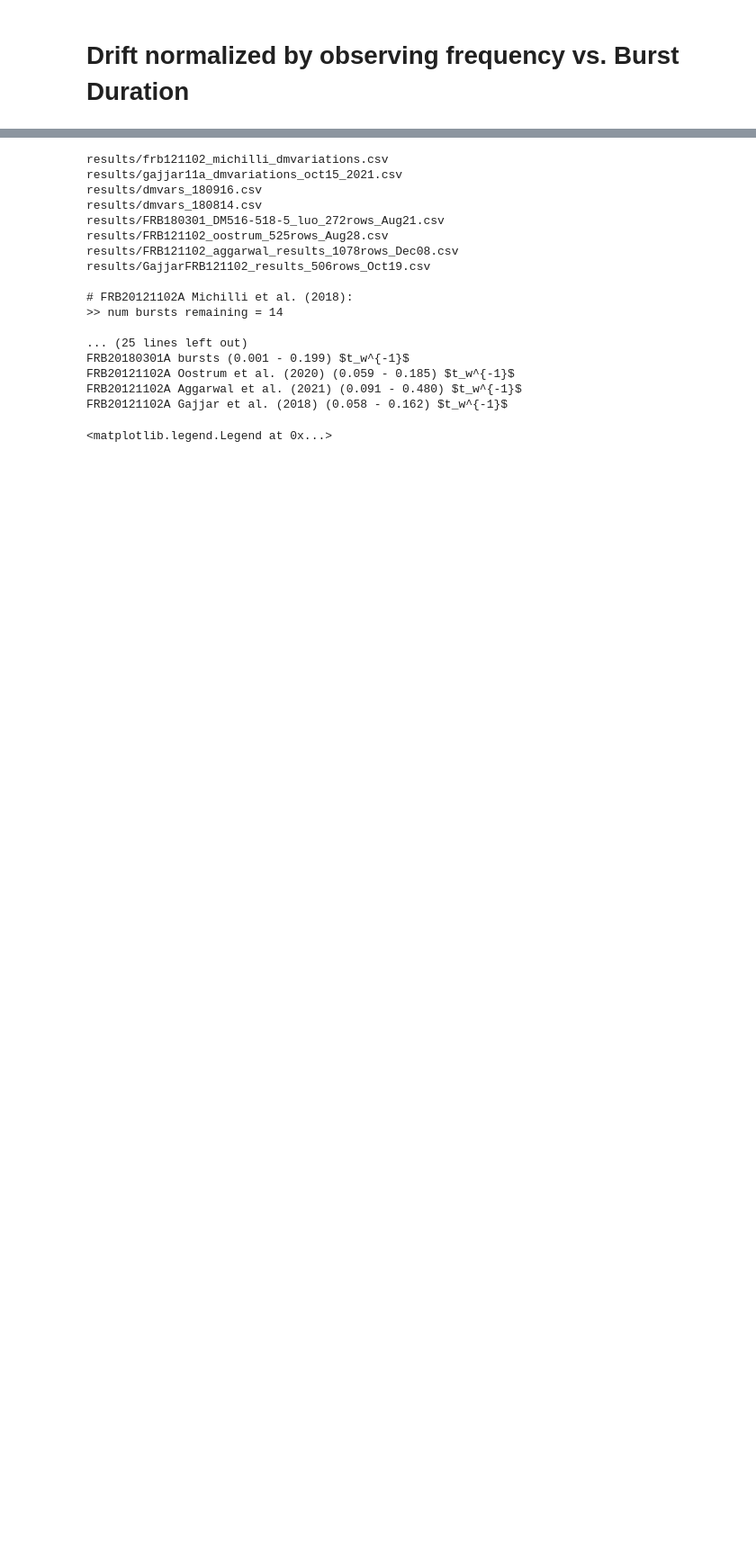
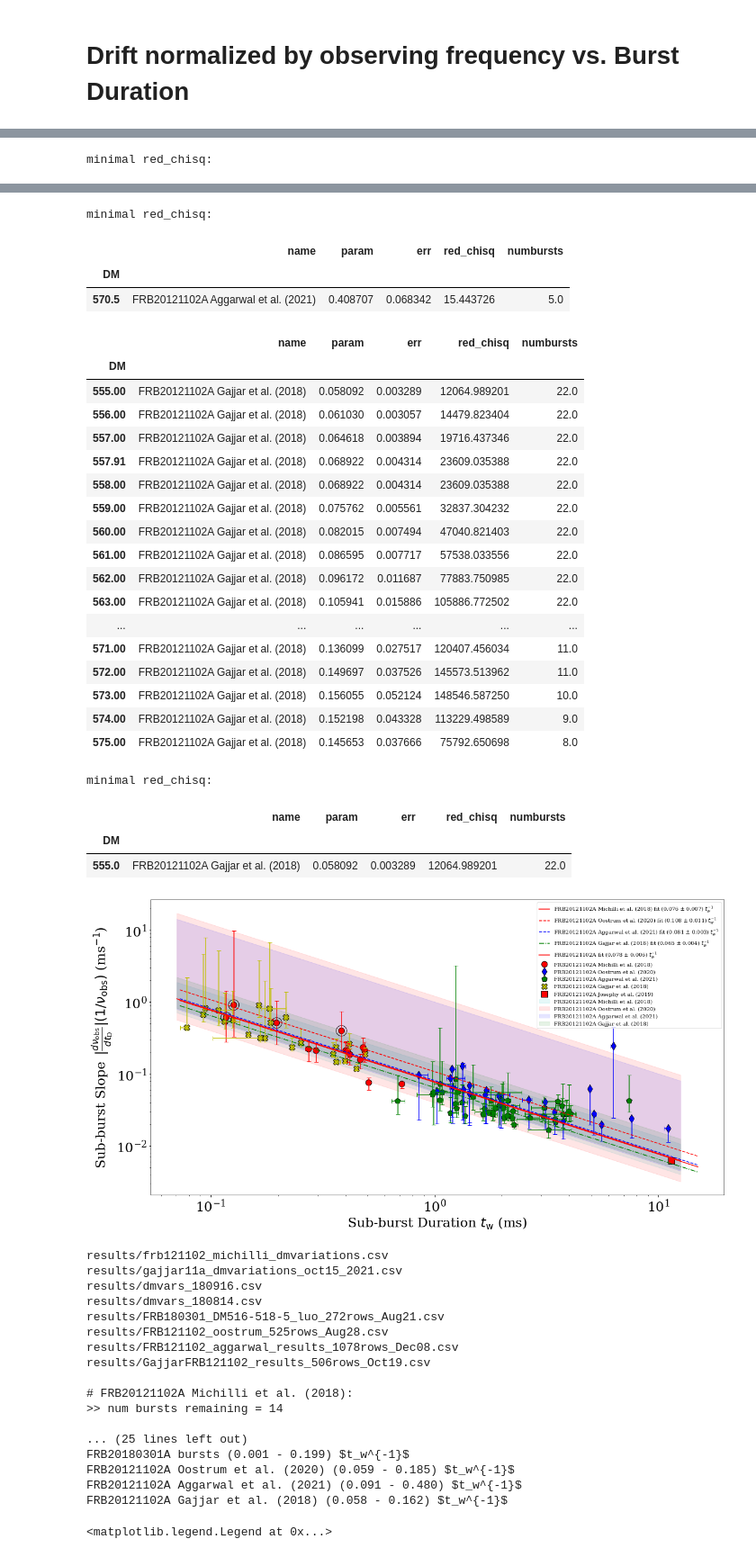
Before and after one commit to mef51/frbgui, a Jupyter notebook: PaperFigures.ipynb, the cells around one changed output, grey strips where cells are left out. Shown at 90% size. Drawn from its saved outputs; the diff is of its cells as text; code cells hidden in the pictures; blank space fills up the shorter version.

Commit message:
add slope ranges based on fits that include the most number of bursts
add repeat measurements box and update dm range without losing old
measurements

* wip on reading Li bursts

```diff
--- a/PaperFigures.ipynb
+++ b/PaperFigures.ipynb
@@ -52,7 +28,7 @@ importlib.reload(driftlaw)
 
 pd.options.mode.chained_assignment = None  # default='warn'
 pd.set_option('display.max_rows', None)
-%matplotlib qt
+%matplotlib inline
 
 # old chan space measurements
 # chanspaces = [True, True, True, True, True, True, True, True]
@@ -76,8 +52,8 @@ sources_filenames = [
     # 'results/dmvars_180916.csv',
     # 'results/dmvars_180814.csv',
     # 'results/FRB180301_DM516-518-5_luo_272rows_Aug21.csv',
-    'results/FRB121102_oostrum_results_504rows_Jan19.csv',
-    'results/FRB121102_aggarwal_1122rows_Feb08.csv',
+    'results/FRB121102_oostrum_984rows_Mar01.csv', # # 'results/FRB121102_oostrum_results_504rows_Jan19.csv',
+    'results/FRB121102_aggarwal_2145rows_Feb28.csv',
     'results/GajjarFRB121102_results_506rows_Jan22.csv',
 ]
 
@@ -91,14 +67,14 @@ for sfile, chanspace in zip(sources_filenames, chanspaces):
     sources.append(df)
 
 names = [
-    'FRB20121102A Michilli et al. (2018) DM Variations',
-    # 'FRB20121102A 11A Gajjar et al. (2018) DM Variations',
-    # 'FRB20180916B bursts DM Variations',
-    # 'FRB20180814A bursts DM Variations',
-    # 'FRB20180301A bursts DM Variations',
-    'FRB20121102A Oostrum et al. (2020) DM Variations',
-    'FRB20121102A Aggarwal et al. (2021) DM Variations',
-    'FRB20121102A Gajjar et al. (2018) DM Variations',
+    'FRB20121102A Michilli et al. (2018)',
+    # 'FRB20121102A 11A Gajjar et al. (2018)',
+    # 'FRB20180916B bursts',
+    # 'FRB20180814A bursts',
+    # 'FRB20180301A bursts',
+    'FRB20121102A Oostrum et al. (2020)',
+    'FRB20121102A Aggarwal et al. (2021)',
+    'FRB20121102A Gajjar et al. (2018)',
     # 'Simulated DM Variations'
 ]
 annotations = [
@@ -131,7 +107,7 @@ exclusions = [
     # [],
     [],
     ['B023', 'B016', 'B028', 'B056', 'B109', 'B076', 'B093'],
-    [],
+    ['11B'],
     #[]
 ]
 
@@ -141,9 +117,9 @@ targetDMs   = [
     # 348.82,
     # 188.8,
     # 516.3571428571429,
-    560,
-    560.5,
-    555,
+    562.5,
+    557.50, # 560.5
+    557,
     #565
 ]
 
@@ -153,16 +129,16 @@ def getFRB20121102AFit(pltdata):
     _, fits = driftlaw.plotSlopeVsDuration([frb121102frame], ['merged'], logscale=True, fiterrorfunc=driftlaw.log_error)
     return fits[0][1], fits[0][2]
 
-bakeddata, fitdata, sources, extradata = driftlaw.bakeMeasurements(sources, names, exclusions, targetDMs, logging=True)
+bakeddata, fitdata, sources, extradata = driftlaw.bakeMeasurements(sources, names, exclusions, targetDMs, logging=False, tagColors=['r', 'b', 'g', 'y', 'c'])
 Bconstants = extradata['Bconstants']
 
 # bakeddata['frames'][0] = pd.concat([bakeddata['frames'][0], bakeddata['frames'][1]])
 # del bakeddata['frames'][1]
 # del bakeddata['labels'][1]
-annotatei = [2]
+annotatei = []
 ax, _ = driftlaw.plotSlopeVsDuration(bakeddata['frames'], bakeddata['labels'], fitlines=['r-', 'r--', 'b--', 'g-.'], markers=['o', 'd', 'p', 'X'], title=None,
                                      annotatei=annotatei, fitextents=[0.0728, 15], hidefit=[],
-                                     logscale=True, errorfunc=driftlaw.rangeerror, fiterrorfunc=driftlaw.log_error)
+                                     logscale=True, errorfunc=driftlaw.limitedDMrangeerror, fiterrorfunc=driftlaw.log_error)
 
 ## Mark all bursts whose DM ranges were limited by the exclusion process
 print(f"{len(bakeddata['frames']) = }, {len(sources) = }")
@@ -213,6 +189,6 @@ ax.legend(fontsize='medium')
 # ax.set_xlim(0.0737, 12.5)
 # ax.set_ylim(0.0013395279509532563, 508.64764364084175)
 # plt.savefig('figures/driftvnuobs_dmvars.pdf')
-# driftlaw.listDMFitResults(fitdata)
+driftlaw.listDMFitResults(fitdata)
 # %% [output]
 results/frb121102_michilli_dmvariations.csv
@@ -235,0 +251 @@ FRB20121102A Gajjar et al. (2018) (0.058 - 0.142) $t_w^{-1}$
+minimal red_chisq:
@@ -236,3 +273,30 @@ FRB20121102A Gajjar et al. (2018) (0.058 - 0.142) $t_w^{-1}$
+minimal red_chisq:
+|  | name | param | err | red_chisq | numbursts |
+| DM |  |  |  |  |  |
+| 570.5 | FRB20121102A Aggarwal et al. (2021) | 0.408707 | 0.068342 | 15.443726 | 5.0 |
+|  | name | param | err | red_chisq | numbursts |
+| DM |  |  |  |  |  |
+| 555.00 | FRB20121102A Gajjar et al. (2018) | 0.058092 | 0.003289 | 12064.989201 | 22.0 |
+| 556.00 | FRB20121102A Gajjar et al. (2018) | 0.061030 | 0.003057 | 14479.823404 | 22.0 |
+| 557.00 | FRB20121102A Gajjar et al. (2018) | 0.064618 | 0.003894 | 19716.437346 | 22.0 |
+| 557.91 | FRB20121102A Gajjar et al. (2018) | 0.068922 | 0.004314 | 23609.035388 | 22.0 |
+| 558.00 | FRB20121102A Gajjar et al. (2018) | 0.068922 | 0.004314 | 23609.035388 | 22.0 |
+| 559.00 | FRB20121102A Gajjar et al. (2018) | 0.075762 | 0.005561 | 32837.304232 | 22.0 |
+| 560.00 | FRB20121102A Gajjar et al. (2018) | 0.082015 | 0.007494 | 47040.821403 | 22.0 |
+| 561.00 | FRB20121102A Gajjar et al. (2018) | 0.086595 | 0.007717 | 57538.033556 | 22.0 |
+| 562.00 | FRB20121102A Gajjar et al. (2018) | 0.096172 | 0.011687 | 77883.750985 | 22.0 |
+| 563.00 | FRB20121102A Gajjar et al. (2018) | 0.105941 | 0.015886 | 105886.772502 | 22.0 |
+| ... | ... | ... | ... | ... | ... |
+| 571.00 | FRB20121102A Gajjar et al. (2018) | 0.136099 | 0.027517 | 120407.456034 | 11.0 |
+| 572.00 | FRB20121102A Gajjar et al. (2018) | 0.149697 | 0.037526 | 145573.513962 | 11.0 |
+| 573.00 | FRB20121102A Gajjar et al. (2018) | 0.156055 | 0.052124 | 148546.587250 | 10.0 |
+| 574.00 | FRB20121102A Gajjar et al. (2018) | 0.152198 | 0.043328 | 113229.498589 | 9.0 |
+| 575.00 | FRB20121102A Gajjar et al. (2018) | 0.145653 | 0.037666 | 75792.650698 | 8.0 |
+minimal red_chisq:
+|  | name | param | err | red_chisq | numbursts |
+| DM |  |  |  |  |  |
+| 555.0 | FRB20121102A Gajjar et al. (2018) | 0.058092 | 0.003289 | 12064.989201 | 22.0 |
+[figure, added]
 # %%
 from frbrepeaters import driftlaw
 import pandas as pd
```
Also changed, not shown: parts of 3 cells of this notebook, 4 other files.
